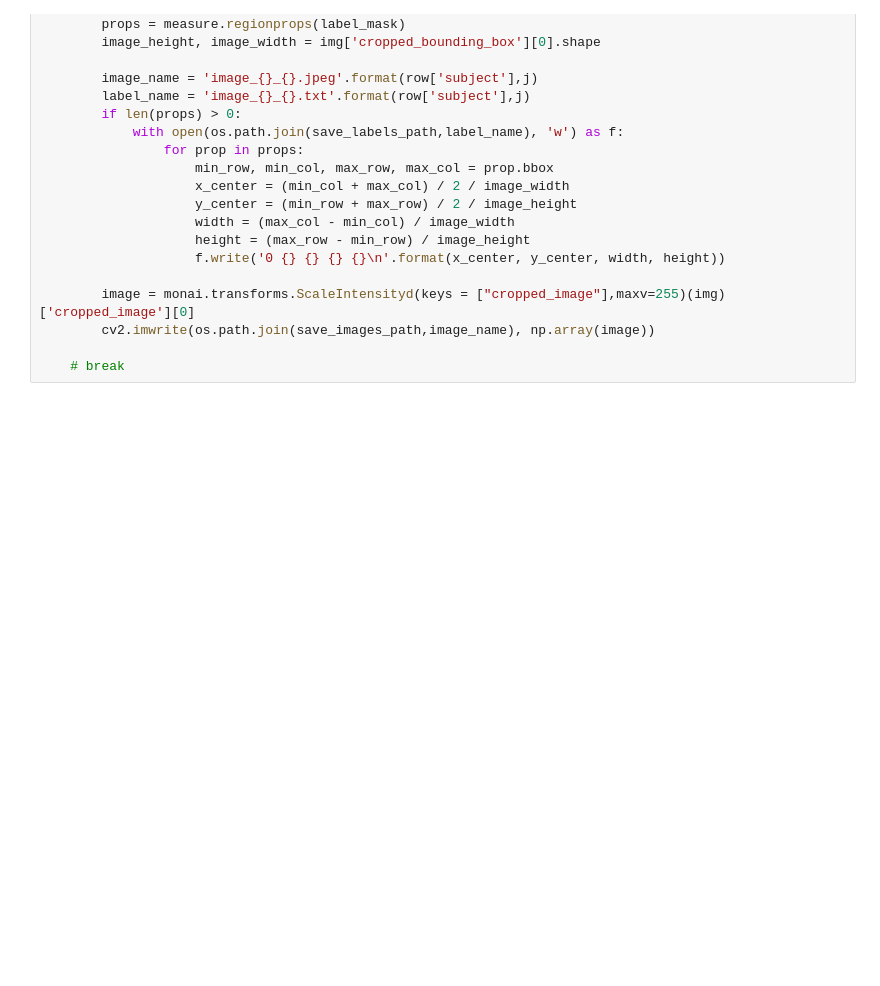
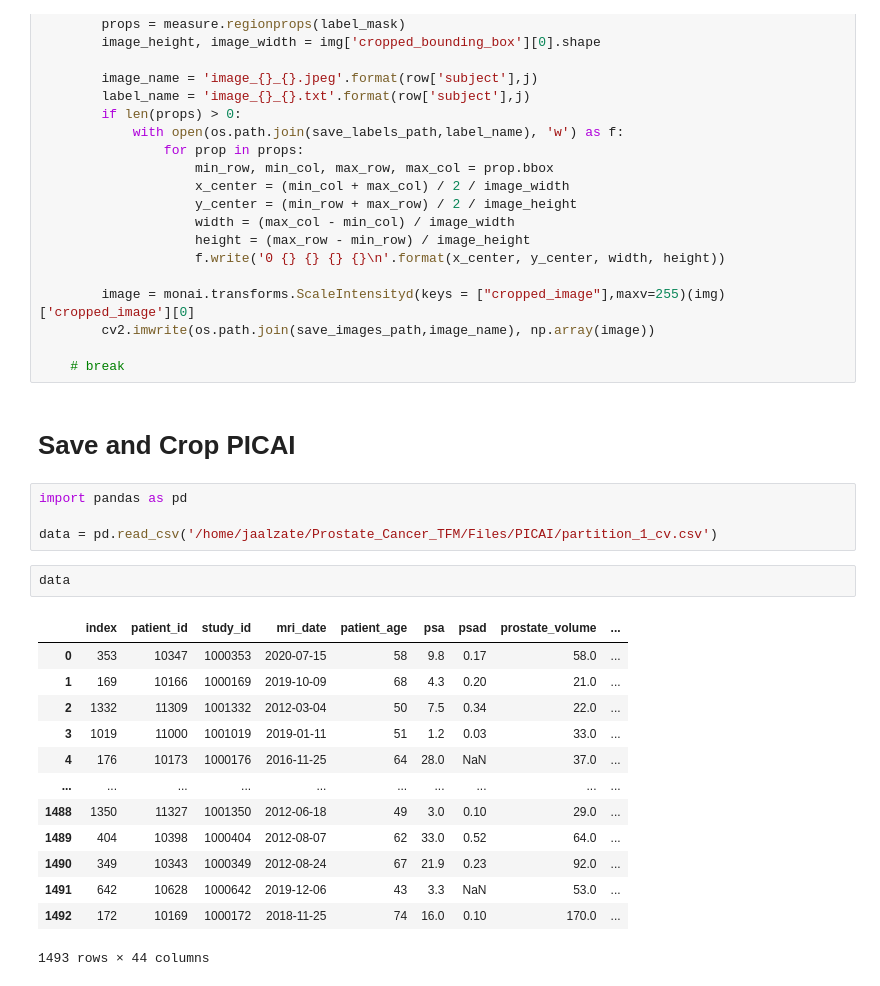
Before and after one commit to jesusalzate/Prostate_Cancer_TFM, a Jupyter notebook: Bounding_Boxes/Crop_Prostate_save_yolo.ipynb, the cells around one changed output. Drawn from its saved outputs; the diff is of its cells as text; blank space fills up the shorter version.

```diff
--- a/Bounding_Boxes/Crop_Prostate_save_yolo.ipynb
+++ b/Bounding_Boxes/Crop_Prostate_save_yolo.ipynb
@@ -310,3 +310,25 @@ for i,row in data_t2.iterrows():
         cv2.imwrite(os.path.join(save_images_path,image_name), np.array(image))
 
     # break
+# %% [markdown]
+# Save and Crop PICAI
+# %%
+import pandas as pd
+
+data = pd.read_csv('/home/jaalzate/Prostate_Cancer_TFM/Files/PICAI/partition_1_cv.csv')
+# %%
+data
+# %% [output]
+|  | index | patient_id | study_id | mri_date | patient_age | psa | psad | prostate_volume | ... |
+| 0 | 353 | 10347 | 1000353 | 2020-07-15 | 58 | 9.8 | 0.17 | 58.0 | ... |
+| 1 | 169 | 10166 | 1000169 | 2019-10-09 | 68 | 4.3 | 0.20 | 21.0 | ... |
+| 2 | 1332 | 11309 | 1001332 | 2012-03-04 | 50 | 7.5 | 0.34 | 22.0 | ... |
+| 3 | 1019 | 11000 | 1001019 | 2019-01-11 | 51 | 1.2 | 0.03 | 33.0 | ... |
+| 4 | 176 | 10173 | 1000176 | 2016-11-25 | 64 | 28.0 | NaN | 37.0 | ... |
+| ... | ... | ... | ... | ... | ... | ... | ... | ... | ... |
+| 1488 | 1350 | 11327 | 1001350 | 2012-06-18 | 49 | 3.0 | 0.10 | 29.0 | ... |
+| 1489 | 404 | 10398 | 1000404 | 2012-08-07 | 62 | 33.0 | 0.52 | 64.0 | ... |
+| 1490 | 349 | 10343 | 1000349 | 2012-08-24 | 67 | 21.9 | 0.23 | 92.0 | ... |
+| 1491 | 642 | 10628 | 1000642 | 2019-12-06 | 43 | 3.3 | NaN | 53.0 | ... |
+| 1492 | 172 | 10169 | 1000172 | 2018-11-25 | 74 | 16.0 | 0.10 | 170.0 | ... |
+1493 rows × 44 columns
```
Also changed, not shown: 10 other files.
